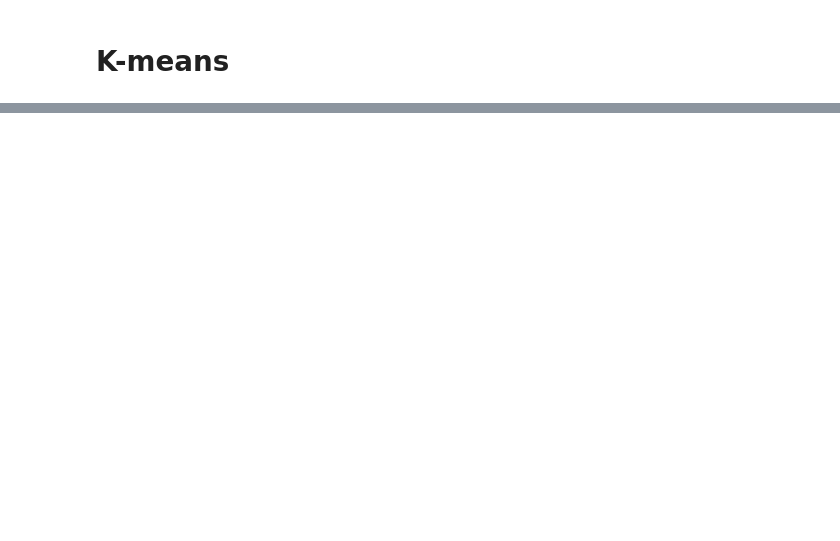
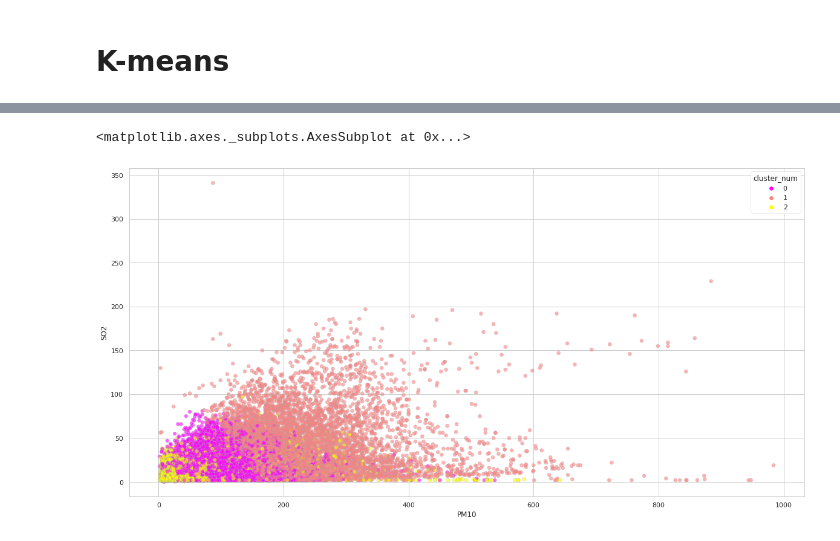
Before and after one commit to KatBotkowska/Charity_donation, a Jupyter notebook: Warsztaty_WiT_4_modelowanie_ML.ipynb, the cells around one changed output, grey strips where cells are left out. Saved outputs shown, nothing was run; the diff lists cells and outputs as text; code cells hidden in the pictures; blank space fills up the shorter version.

```diff
--- a/Warsztaty_WiT_4_modelowanie_ML.ipynb
+++ b/Warsztaty_WiT_4_modelowanie_ML.ipynb
@@ -219,8 +406,11 @@ data.groupby('cluster_num').mean()
 # %%
-sb.scatterplot('PM10', 'O3',
+sb.scatterplot('PM10', 'SO2',
                data = data,
               # s = area,
                hue = 'cluster_num',
                palette = 'spring',
                alpha = 0.6,
                edgecolor = 'darkgrey')
+# %% [output]
+<matplotlib.axes._subplots.AxesSubplot at 0x...>
+[figure, added]
```
Also changed, not shown: parts of 37 cells of this notebook.
